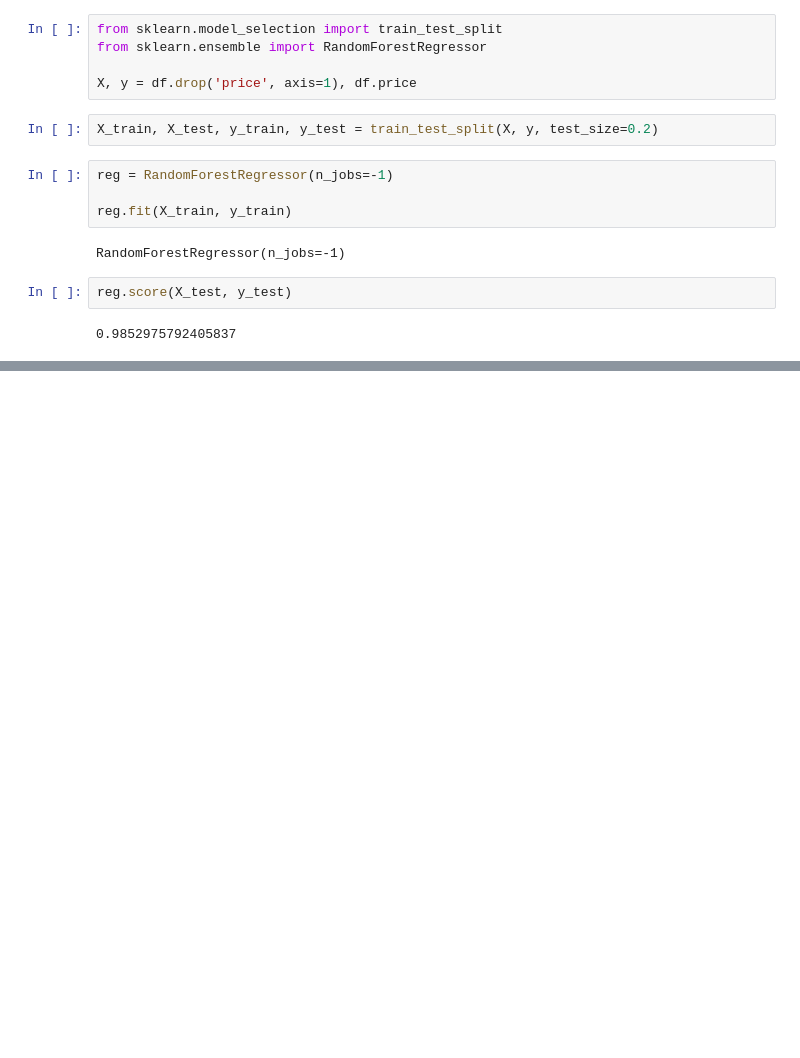
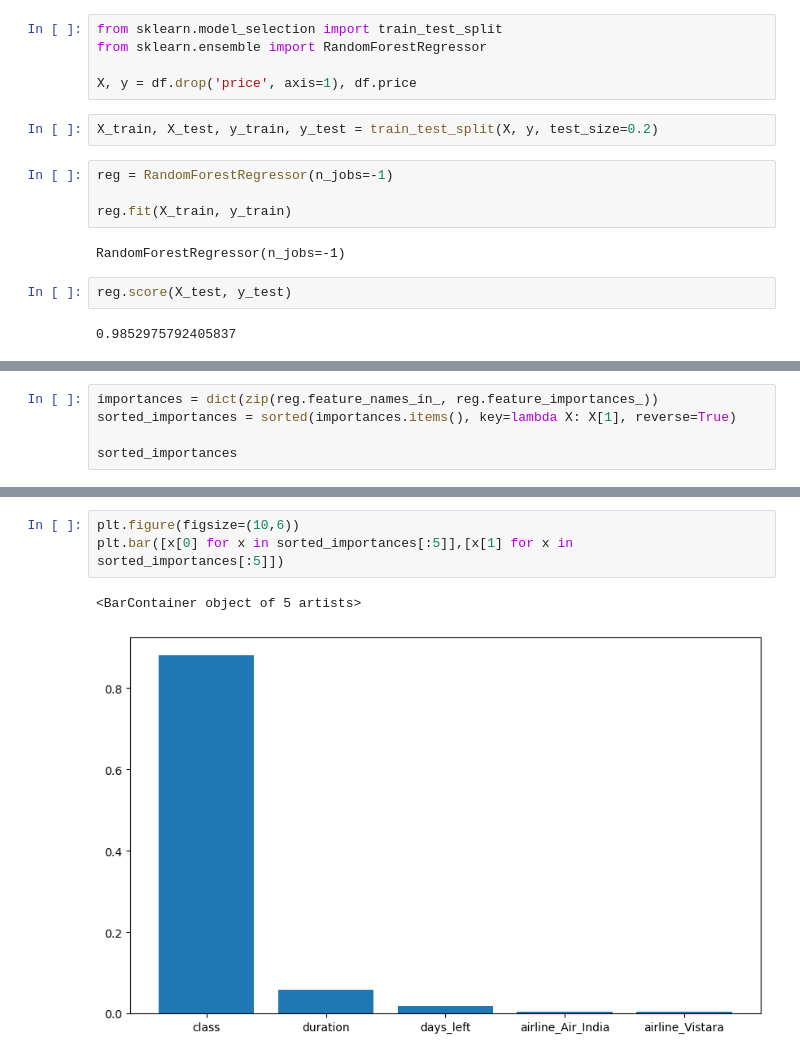
Before and after one commit to gauravmalaviya143/Flight_Price_Prediction_UsingML, a Jupyter notebook: Main.ipynb, the cells around one changed output, grey strips where cells are left out. Saved outputs shown, nothing was run; the diff lists cells and outputs as text; blank space fills up the shorter version.

```diff
--- a/Main.ipynb
+++ b/Main.ipynb
@@ -152,0 +178,5 @@ reg.score(X_test, y_test)
+# %%
+importances = dict(zip(reg.feature_names_in_, reg.feature_importances_))
+sorted_importances = sorted(importances.items(), key=lambda X: X[1], reverse=True)
+
+sorted_importances
@@ -152,0 +201,6 @@ reg.score(X_test, y_test)
+# %%
+plt.figure(figsize=(10,6))
+plt.bar([x[0] for x in sorted_importances[:5]],[x[1] for x in sorted_importances[:5]])
+# %% [output]
+<BarContainer object of 5 artists>
+[figure, added]
```
Also changed, not shown: parts of 3 cells of this notebook.
